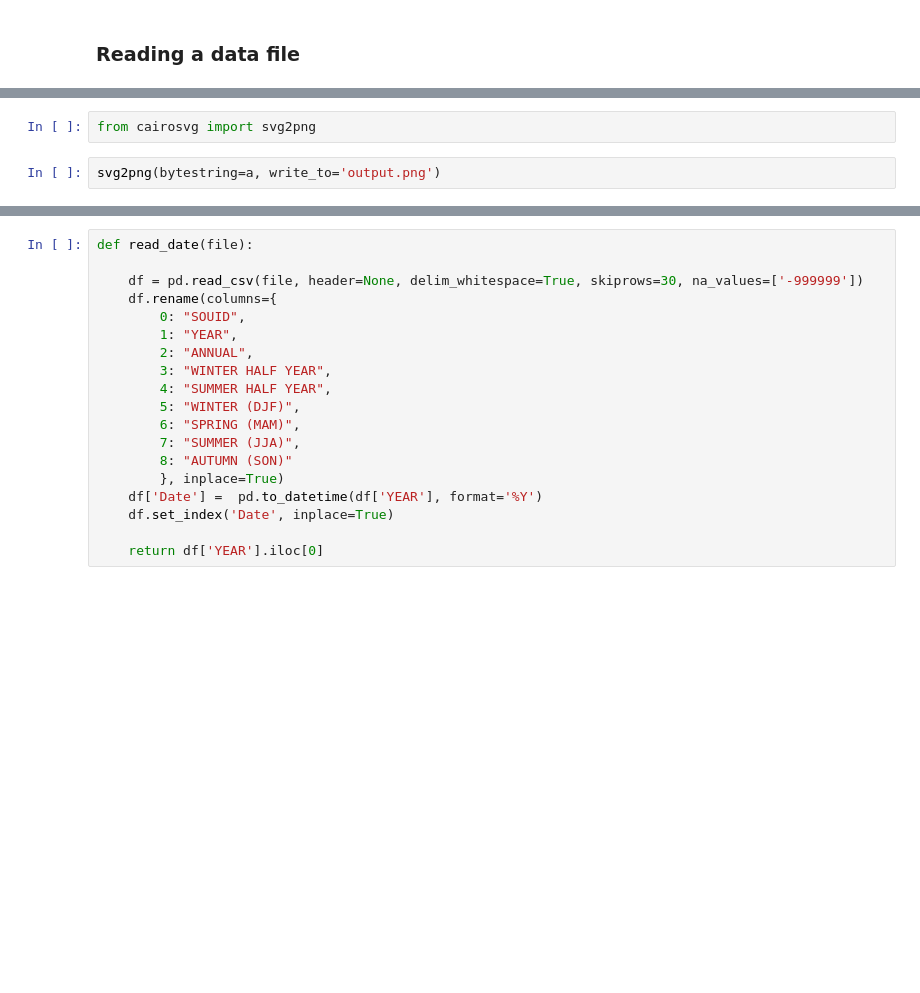
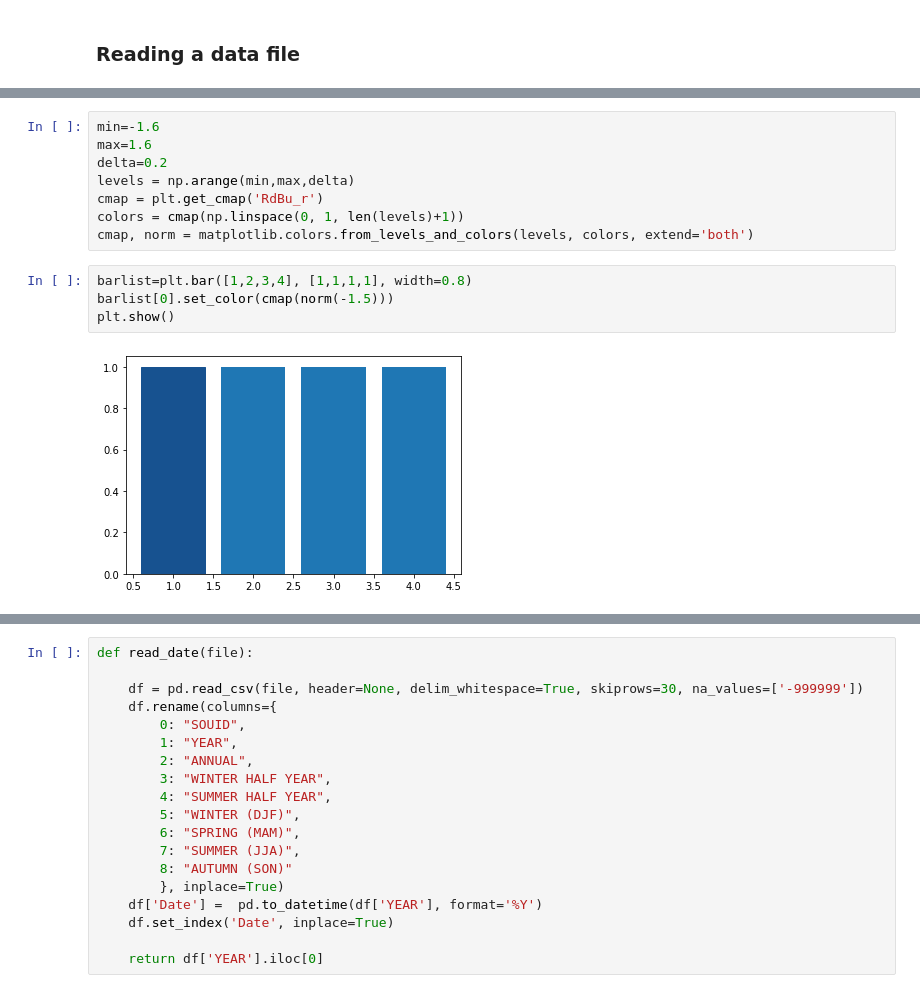
Before and after one commit to PBrockmann/ClimateStripes, a Jupyter notebook: ClimateStripes.ipynb, the cells around one changed output, grey strips where cells are left out. Saved outputs shown, nothing was run; the diff lists cells and outputs as text; blank space fills up the shorter version.

```diff
--- a/ClimateStripes.ipynb
+++ b/ClimateStripes.ipynb
@@ -278,4 +241,14 @@ SVG(a)
-# %%
-from cairosvg import svg2png
-# %%
-svg2png(bytestring=a, write_to='output.png')
+# %%
+min=-1.6
+max=1.6
+delta=0.2
+levels = np.arange(min,max,delta)
+cmap = plt.get_cmap('RdBu_r')
+colors = cmap(np.linspace(0, 1, len(levels)+1))
+cmap, norm = matplotlib.colors.from_levels_and_colors(levels, colors, extend='both')
+# %%
+barlist=plt.bar([1,2,3,4], [1,1,1,1], width=0.8)
+barlist[0].set_color(cmap(norm(-1.5)))
+plt.show()
+# %% [output]
+[figure, added]
```
Also changed, not shown: parts of 18 cells of this notebook, 1 other file.
